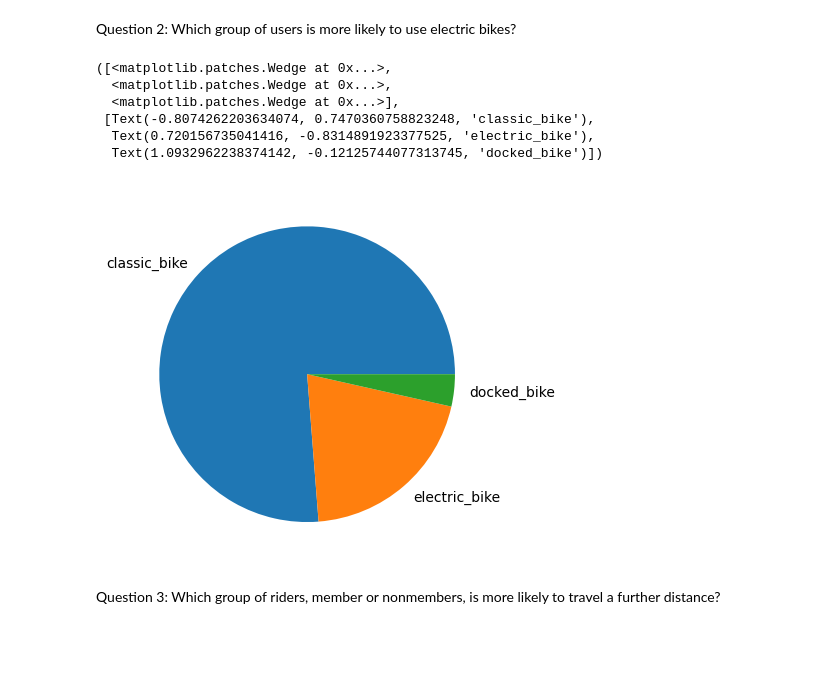
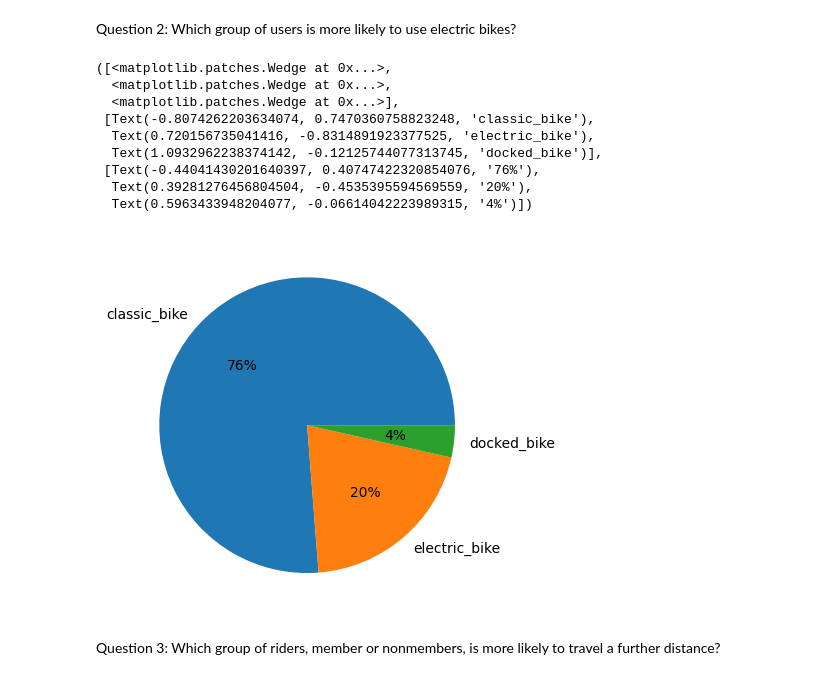
Before and after one commit to joshualawrencemorgan/CS5265-Foundations-of-Machine-Learning, a Jupyter notebook: Capital_Bikeshare_ML_Project.ipynb, the cells around one changed output. Saved outputs shown, nothing was run; the diff lists cells and outputs as text; code cells hidden in the pictures; blank space fills up the shorter version.

```diff
--- a/Capital_Bikeshare_ML_Project.ipynb
+++ b/Capital_Bikeshare_ML_Project.ipynb
@@ -99,15 +101,18 @@ plt.pie(ride_counts, labels=ride_counts.index)
 Question 2: Which group of users is more likely to use electric bikes?
 # %%
 type_counts = df['rideable_type'].value_counts()
-plt.pie(type_counts, labels=type_counts.index)
+plt.pie(type_counts, labels=type_counts.index, autopct='%1.0f%%')
 # %% [output]
 ([<matplotlib.patches.Wedge at 0x...>,
   <matplotlib.patches.Wedge at 0x...>,
   <matplotlib.patches.Wedge at 0x...>],
  [Text(-0.8074262203634074, 0.7470360758823248, 'classic_bike'),
   Text(0.720156735041416, -0.8314891923377525, 'electric_bike'),
-  Text(1.0932962238374142, -0.12125744077313745, 'docked_bike')])
+  Text(1.0932962238374142, -0.12125744077313745, 'docked_bike')],
+ [Text(-0.44041430201640397, 0.40747422320854076, '76%'),
+  Text(0.39281276456804504, -0.4535395594569559, '20%'),
+  Text(0.5963433948204077, -0.06614042223989315, '4%')])
-[figure, old version]
+[figure, new version]
 # %% [markdown]
 Question 3: Which group of riders, member or nonmembers, is more likely to travel a further distance?
 # %%
```
Also changed, not shown: parts of 5 cells of this notebook.
